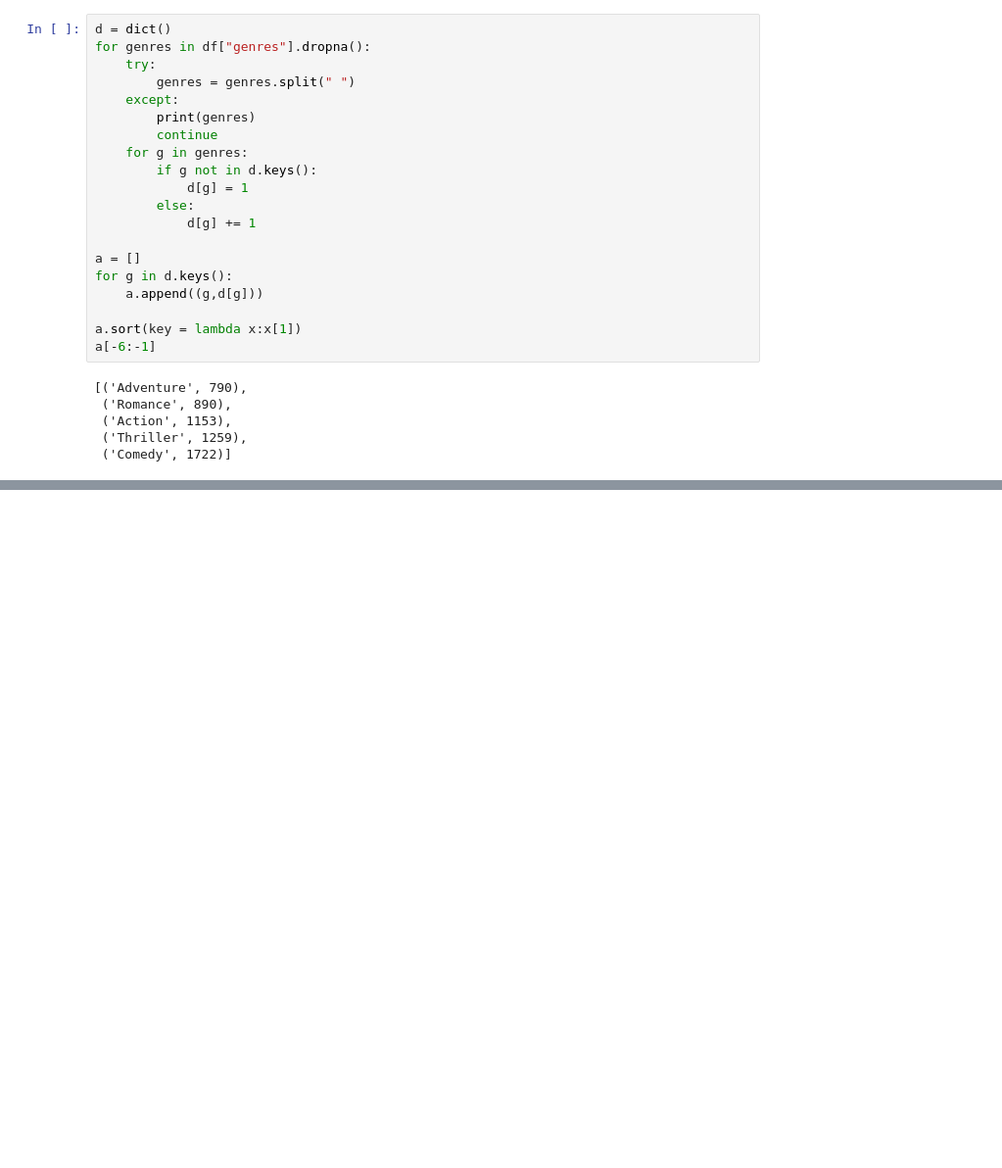
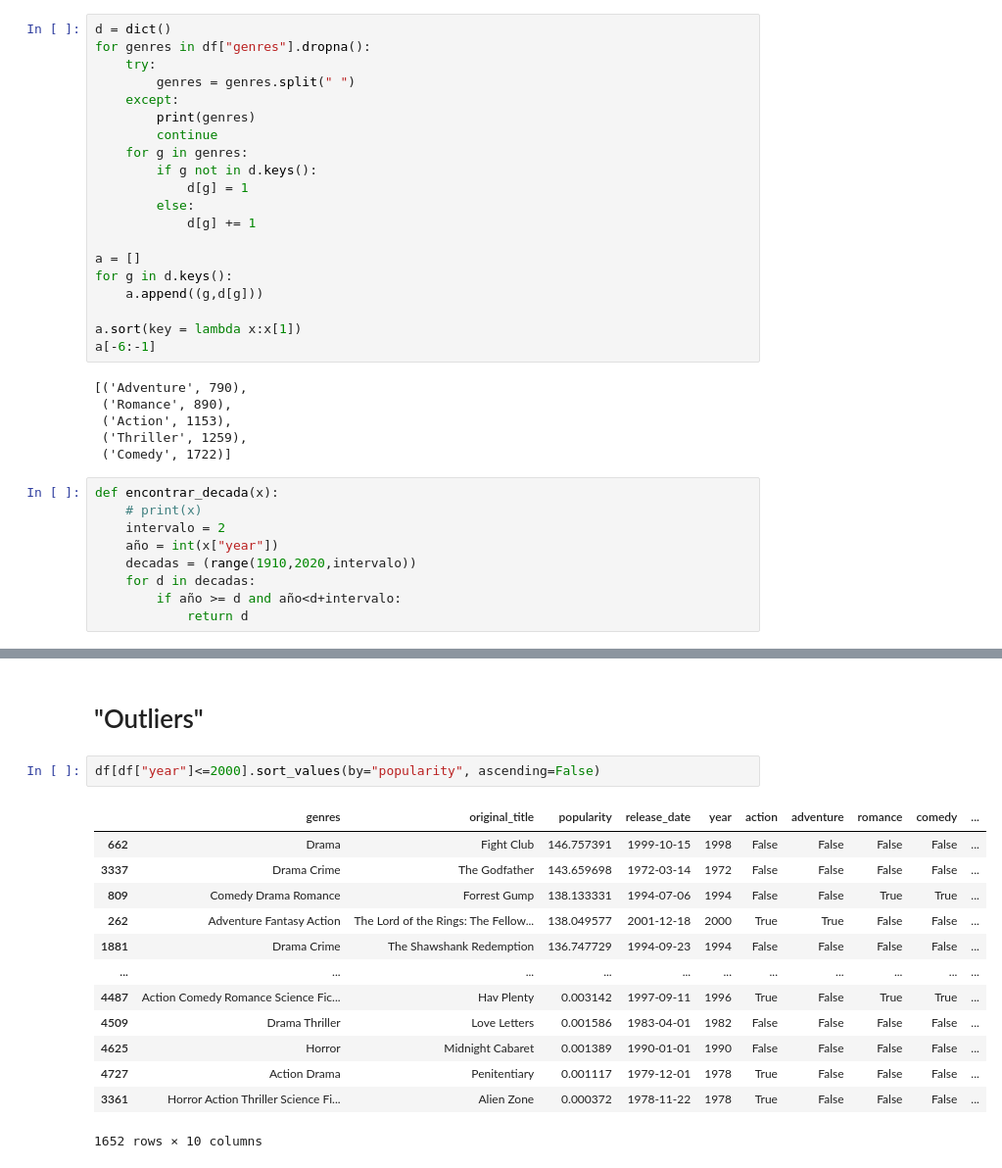
Before and after one commit to cristobalstrange/ProyectoInfoVis, a Jupyter notebook: data_cleaner.ipynb, the cells around one changed output, grey strips where cells are left out. Shown at 98% size. Saved outputs shown, nothing was run; the diff lists cells and outputs as text; blank space fills up the shorter version.

```diff
--- a/data_cleaner.ipynb
+++ b/data_cleaner.ipynb
@@ -133,3 +133,12 @@ a[-6:-1]
  ('Action', 1153),
  ('Thriller', 1259),
  ('Comedy', 1722)]
+# %%
+def encontrar_decada(x):
+    # print(x)
+    intervalo = 2
+    año = int(x["year"])
+    decadas = (range(1910,2020,intervalo))
+    for d in decadas:
+        if año >= d and año<d+intervalo:
+            return d
@@ -135,0 +241,18 @@ a[-6:-1]
+# %% [markdown]
+# "Outliers"
+# %%
+df[df["year"]<=2000].sort_values(by="popularity", ascending=False)
+# %% [output]
+|  | genres | original_title | popularity | release_date | year | action | adventure | romance | comedy | ... |
+| 662 | Drama | Fight Club | 146.757391 | 1999-10-15 | 1998 | False | False | False | False | ... |
+| 3337 | Drama Crime | The Godfather | 143.659698 | 1972-03-14 | 1972 | False | False | False | False | ... |
+| 809 | Comedy Drama Romance | Forrest Gump | 138.133331 | 1994-07-06 | 1994 | False | False | True | True | ... |
+| 262 | Adventure Fantasy Action | The Lord of the Rings: The Fellow... | 138.049577 | 2001-12-18 | 2000 | True | True | False | False | ... |
+| 1881 | Drama Crime | The Shawshank Redemption | 136.747729 | 1994-09-23 | 1994 | False | False | False | False | ... |
+| ... | ... | ... | ... | ... | ... | ... | ... | ... | ... | ... |
+| 4487 | Action Comedy Romance Science Fic... | Hav Plenty | 0.003142 | 1997-09-11 | 1996 | True | False | True | True | ... |
+| 4509 | Drama Thriller | Love Letters | 0.001586 | 1983-04-01 | 1982 | False | False | False | False | ... |
+| 4625 | Horror | Midnight Cabaret | 0.001389 | 1990-01-01 | 1990 | False | False | False | False | ... |
+| 4727 | Action Drama | Penitentiary | 0.001117 | 1979-12-01 | 1978 | True | False | False | False | ... |
+| 3361 | Horror Action Thriller Science Fi... | Alien Zone | 0.000372 | 1978-11-22 | 1978 | True | False | False | False | ... |
+1652 rows × 10 columns
```
Also changed, not shown: parts of 9 cells of this notebook.
